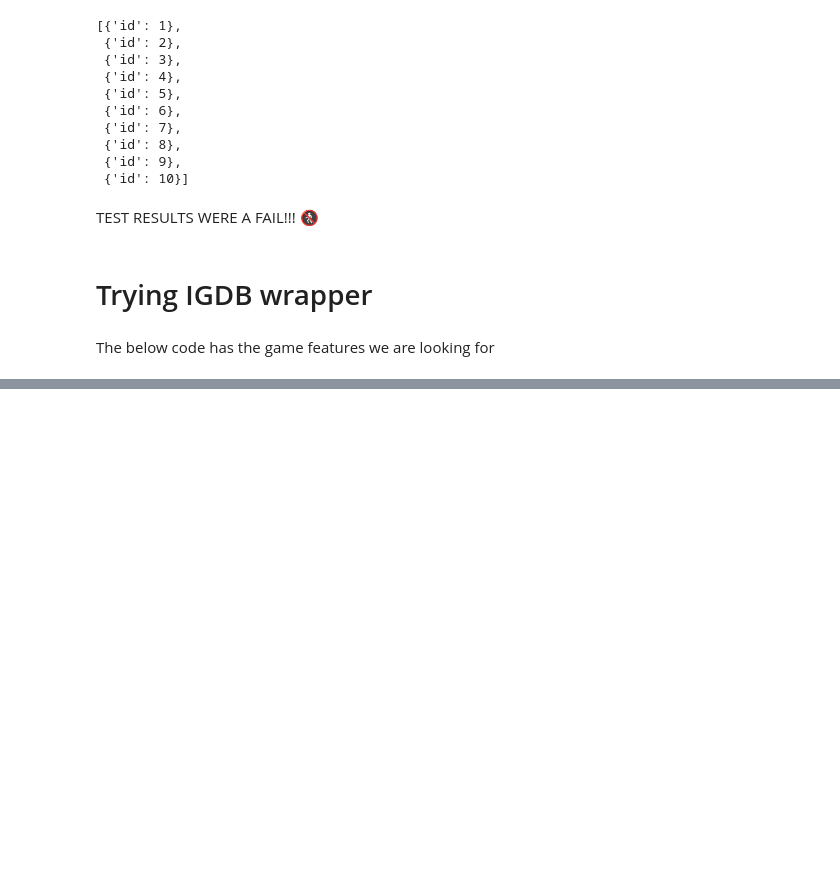
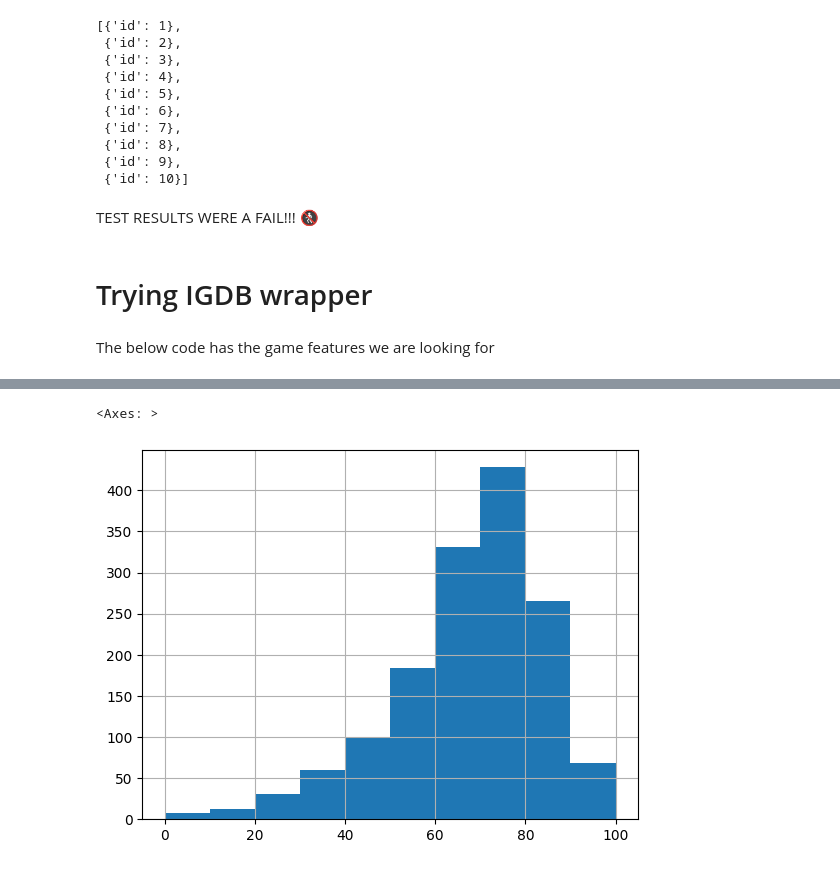
Before and after one commit to Ant-mel/legendary_game_recs, a Jupyter notebook: notebooks/api_call.ipynb, the cells around one changed output, grey strips where cells are left out. Cells and saved outputs as stored; diff of their text form; code cells hidden in the pictures; blank space fills up the shorter version.

```diff
--- a/notebooks/api_call.ipynb
+++ b/notebooks/api_call.ipynb
@@ -195,0 +294,3 @@ len(no_data)
+# %%
+api_mask = api_call_1['aggregated_rating'].isna()
+api_mask_rating = api_call_1['rating'].isna()
@@ -195,0 +317,2 @@ len(no_data)
+# %%
+sorted_with_agg_review = api_call_1[~api_mask].sort_values('aggregated_rating')
@@ -195,0 +338,5 @@ len(no_data)
+# %%
+sorted_with_agg_review['aggregated_rating'].hist()
+# %% [output]
+<Axes: >
+[figure, added]
```
Also changed, not shown: parts of 37 cells of this notebook.
